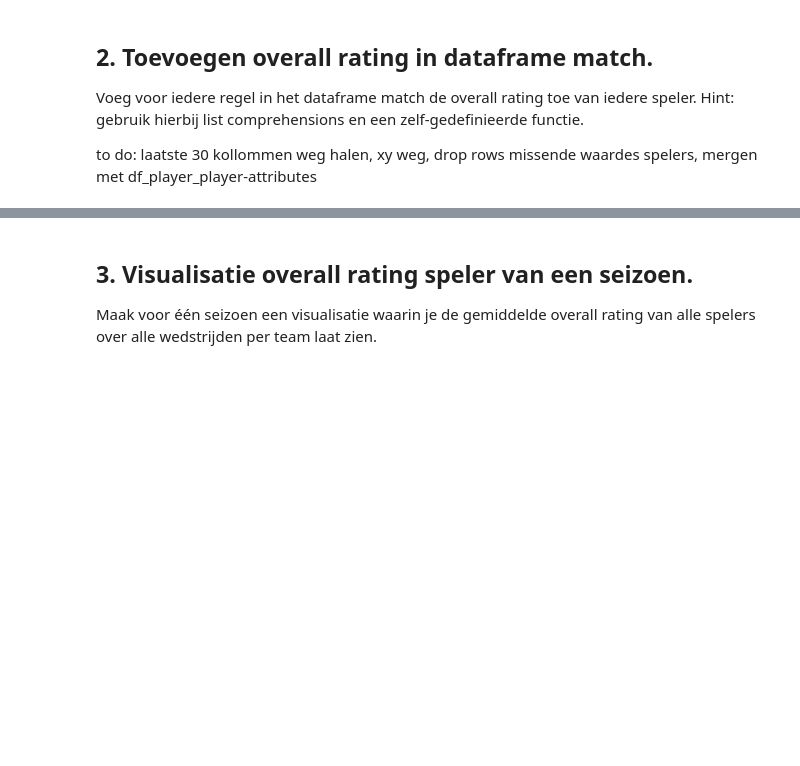
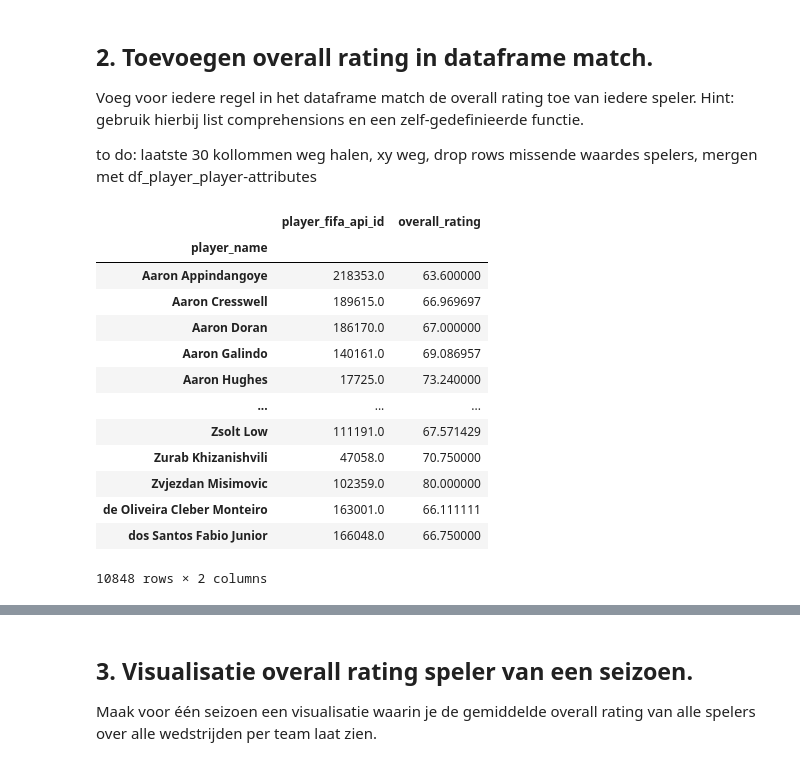
Before and after one commit to BartJeninga/2BDatalab, a Jupyter notebook: DataLab II Main v3.0.ipynb, the cells around one changed output, grey strips where cells are left out. Saved outputs shown, nothing was run; the diff lists cells and outputs as text; code cells hidden in the pictures; blank space fills up the shorter version.

```diff
--- a/DataLab II Main v3.0.ipynb
+++ b/DataLab II Main v3.0.ipynb
@@ -689,5 +688,23 @@ display(df_p_pa_avg)
 Voeg voor iedere regel in het dataframe match de overall rating toe van iedere speler. Hint: gebruik hierbij list comprehensions en een zelf-gedefinieerde functie.
 
 to do: laatste 30 kollommen weg halen, xy weg, drop rows missende waardes spelers, mergen met df_player_player-attributes
+# %%
+df_p_rating = df_p_pa_avg.iloc[:, [2, 6]]
+display(df_p_rating)
+# %% [output]
+|  | player_fifa_api_id | overall_rating |
+| player_name |  |  |
+| Aaron Appindangoye | 218353.0 | 63.600000 |
+| Aaron Cresswell | 189615.0 | 66.969697 |
+| Aaron Doran | 186170.0 | 67.000000 |
+| Aaron Galindo | 140161.0 | 69.086957 |
+| Aaron Hughes | 17725.0 | 73.240000 |
+| ... | ... | ... |
+| Zsolt Low | 111191.0 | 67.571429 |
+| Zurab Khizanishvili | 47058.0 | 70.750000 |
+| Zvjezdan Misimovic | 102359.0 | 80.000000 |
+| de Oliveira Cleber Monteiro | 163001.0 | 66.111111 |
+| dos Santos Fabio Junior | 166048.0 | 66.750000 |
+10848 rows × 2 columns
 # %%
 #x, y en laatste 38 kolommen deleten & delete null values
```
Also changed, not shown: parts of 4 cells of this notebook.
